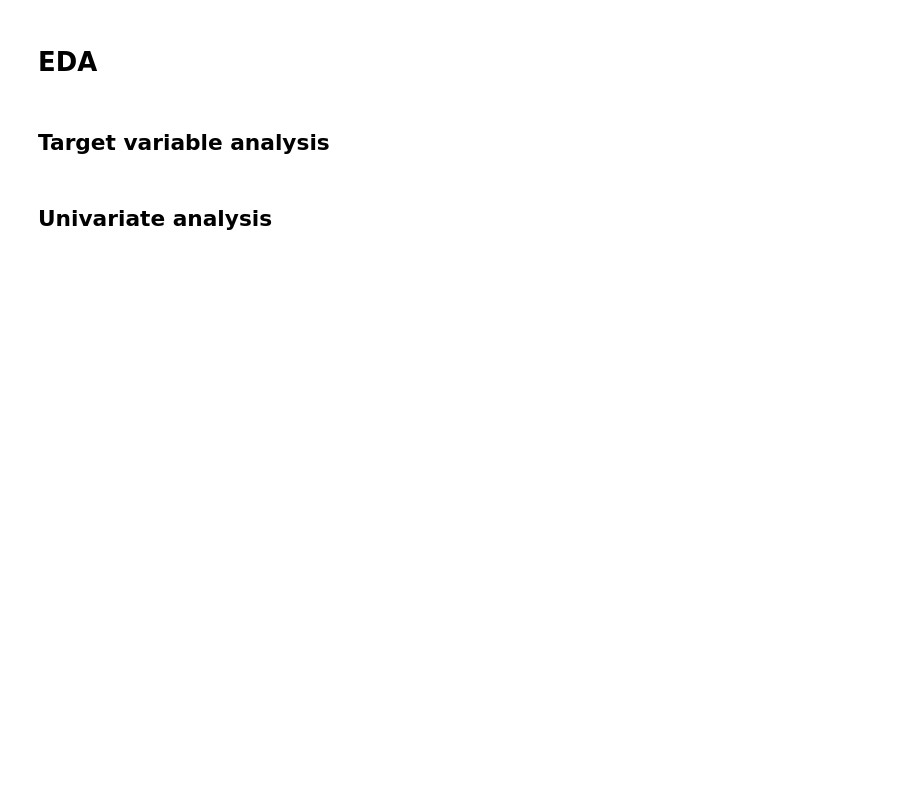
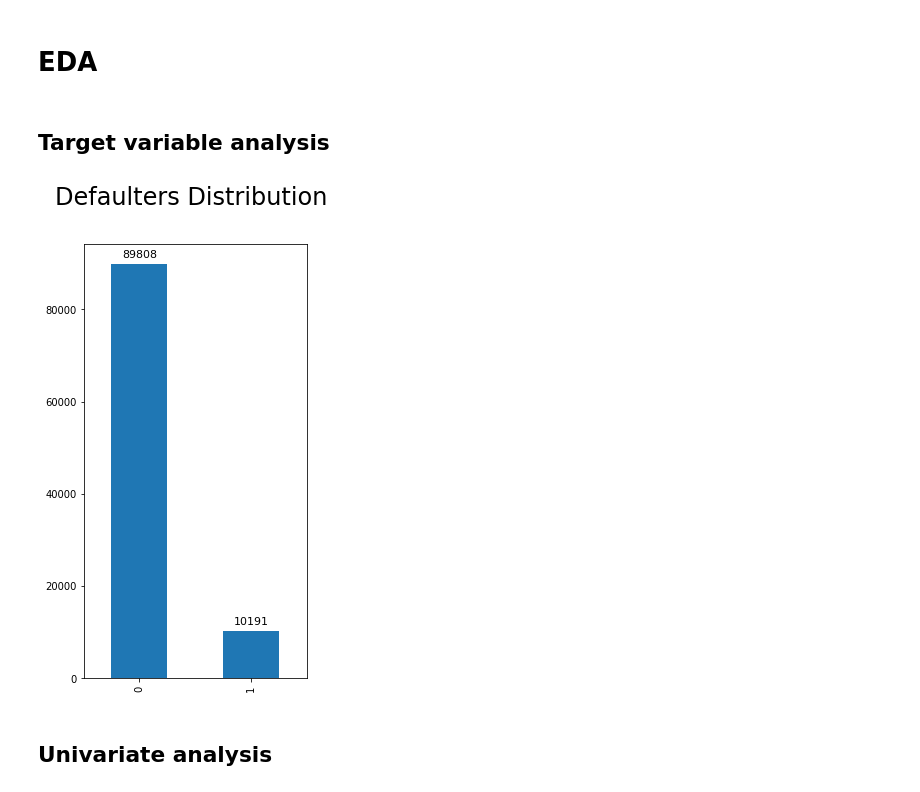
Before and after one commit to Lakshmi-1212/TelecomChurn_CaseStudy, a Jupyter notebook: TelcomChurn_CaseStudy.ipynb, the cells around one changed output. Saved outputs shown, nothing was run; the diff lists cells and outputs as text; code cells hidden in the pictures; blank space fills up the shorter version.

Commit message:
Data preprocessing & EDA done

```diff
--- a/TelcomChurn_CaseStudy.ipynb
+++ b/TelcomChurn_CaseStudy.ipynb
@@ -365,0 +326,3 @@ Remove the 9th month variables after creating the target variables. Would otherw
+# %%
+cust['avg_rech_amt_6_7'] = ((cust['total_rech_amt_6'] + cust['total_rech_data_6']*cust['av_rech_amt_data_6']) +
+                            (cust['total_rech_amt_7'] + cust['total_rech_data_7']*cust['av_rech_amt_data_7']))/2
@@ -367,0 +357,3 @@ Remove the 9th month variables after creating the target variables. Would otherw
+# %%
+avg_70 = cust[['avg_rech_amt_6_7']].quantile(0.7)[0]
+print(f'Value at 70th percentile:{avg_70}')
@@ -371,0 +364,2 @@ Should be ~29.9k
+# %%
+cust['is_hvc'] = cust['avg_rech_amt_6_7'].apply(lambda x: int(x>= avg_70))
@@ -372,6 +403,18 @@ Should be ~29.9k
+# %%
+DEPENDENT_VARIABLE = 'churn'
+CONTINUOUS_VAR_TO_ANALYSE = cols_to_analyse
 # %% [markdown]
 # EDA
 # %% [markdown]
 ## Target variable analysis
+# %%
+fig = plt.figure(figsize=(4,8))
+fig.suptitle('Defaulters Distribution', fontsize=24)
+ax = cust[DEPENDENT_VARIABLE].value_counts().plot.bar()
+for p in ax.patches:
+    ax.annotate("%0.0f" % p.get_height(), (p.get_x() + p.get_width() / 2., p.get_height()),
+                 ha='center', va='center', fontsize=11,  xytext=(0, 10), textcoords='offset points')
+# %% [output]
+[figure, added]
 # %% [markdown]
 ## Univariate analysis
```
Also changed, not shown: parts of 41 cells of this notebook.
